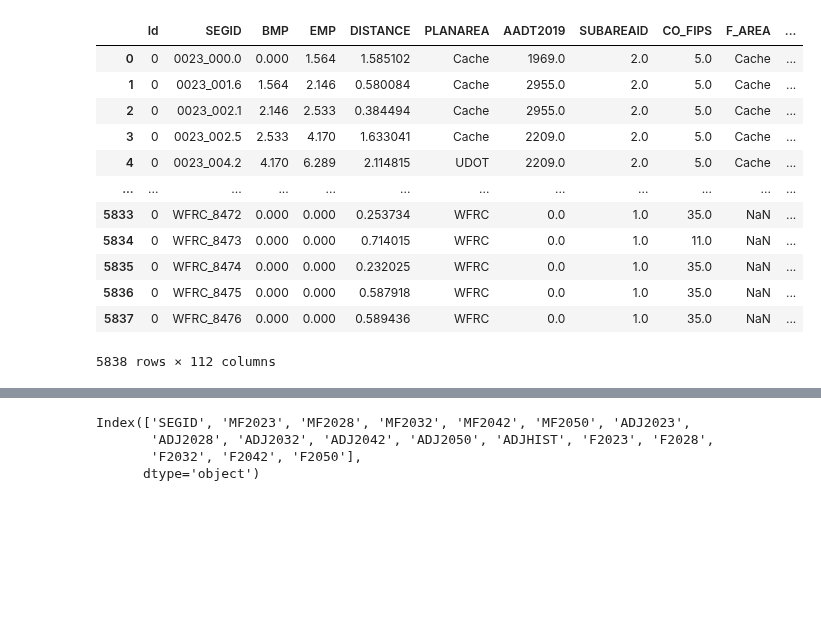
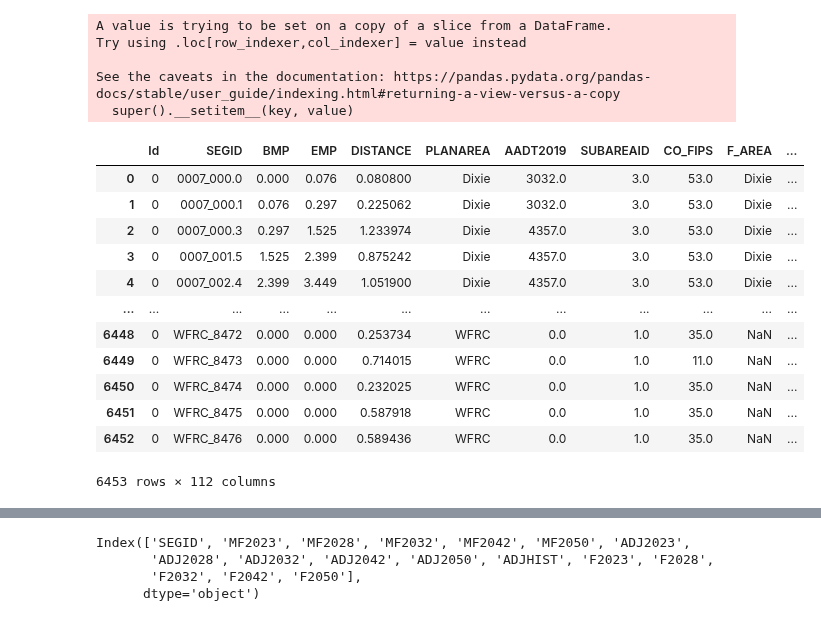
Before and after one commit to WFRCAnalytics/Traffic-Volume-Forecasts, a Jupyter notebook: 5-Prepare-Traffic-Volume-Map-Data.ipynb, the cells around one changed output, grey strips where cells are left out. Cells and saved outputs as stored; diff of their text form; code cells hidden in the pictures; blank space fills up the shorter version.

```diff
--- a/5-Prepare-Traffic-Volume-Map-Data.ipynb
+++ b/5-Prepare-Traffic-Volume-Map-Data.ipynb
@@ -13,44 +14,49 @@ lstFieldsFromForecasts = ['SEGID','MF2023','MF2028','MF2032','MF2042','MF2050','
 # %%
 # Your initial DataFrame
 dfSegmentFilenames = pd.DataFrame([
-    ["F_AREA=='Cache'"                   , 'data/segments/Segments_State_20231221_Draft.shp'                 , True ],
+    ["F_AREA=='Cache' | F_AREA=='Dixie'" , 'data/segments/Segments_State_20231221_Draft.shp'                 , True ],
     ["PLANAREA=='WFRC' | PLANAREA=='MAG'", 'data/segments/WFv901_Segments_20240409_GeoKeys_AADTs_Factors.shp', False]
 ], columns=['filter', 'filename', 'updateRoute'])
 
 # Initialize an empty list to store each filtered GeoDataFrame
 _filteredGdfs = []
 
 # Iterate through each row in your DataFrame
 for _, row in dfSegmentFilenames.iterrows():
     # Load the shapefile into a GeoDataFrame
     gdf = gpd.read_file(row['filename'])
 
     # Use the `query` method to apply the filter from the 'filter' column
     _filteredGdf = gdf.query(row['filter'])
 
     if row['updateRoute']:
         # Assuming 'SEGID' is the correct column to apply this operation
         _filteredGdf.loc[:, 'ROUTE'] = _filteredGdf['SEGID'].apply(lambda x: x.split('_')[0] if '_' in x else x)
 
     # Add the filtered GeoDataFrame to the list
     _filteredGdfs.append(_filteredGdf)
 
 # Concatenate all filtered GeoDataFrames into a single GeoDataFrame
 gdfs = pd.concat(_filteredGdfs, ignore_index=True)
 
 # Assuming you want to display or further process `gdfs`
 display(gdfs)
 # %% [output]
+A value is trying to be set on a copy of a slice from a DataFrame.
+Try using .loc[row_indexer,col_indexer] = value instead
+
+See the caveats in the documentation: https://pandas.pydata.org/pandas-docs/stable/user_guide/indexing.html#returning-a-view-versus-a-copy
+  super().__setitem__(key, value)
 |  | Id | SEGID | BMP | EMP | DISTANCE | PLANAREA | AADT2019 | SUBAREAID | CO_FIPS | F_AREA | ... |
-| 0 | 0 | 0023_000.0 | 0.000 | 1.564 | 1.585102 | Cache | 1969.0 | 2.0 | 5.0 | Cache | ... |
-| 1 | 0 | 0023_001.6 | 1.564 | 2.146 | 0.580084 | Cache | 2955.0 | 2.0 | 5.0 | Cache | ... |
-| 2 | 0 | 0023_002.1 | 2.146 | 2.533 | 0.384494 | Cache | 2955.0 | 2.0 | 5.0 | Cache | ... |
-| 3 | 0 | 0023_002.5 | 2.533 | 4.170 | 1.633041 | Cache | 2209.0 | 2.0 | 5.0 | Cache | ... |
-| 4 | 0 | 0023_004.2 | 4.170 | 6.289 | 2.114815 | UDOT | 2209.0 | 2.0 | 5.0 | Cache | ... |
+| 0 | 0 | 0007_000.0 | 0.000 | 0.076 | 0.080800 | Dixie | 3032.0 | 3.0 | 53.0 | Dixie | ... |
+| 1 | 0 | 0007_000.1 | 0.076 | 0.297 | 0.225062 | Dixie | 3032.0 | 3.0 | 53.0 | Dixie | ... |
+| 2 | 0 | 0007_000.3 | 0.297 | 1.525 | 1.233974 | Dixie | 4357.0 | 3.0 | 53.0 | Dixie | ... |
+| 3 | 0 | 0007_001.5 | 1.525 | 2.399 | 0.875242 | Dixie | 4357.0 | 3.0 | 53.0 | Dixie | ... |
+| 4 | 0 | 0007_002.4 | 2.399 | 3.449 | 1.051900 | Dixie | 4357.0 | 3.0 | 53.0 | Dixie | ... |
 | ... | ... | ... | ... | ... | ... | ... | ... | ... | ... | ... | ... |
-| 5833 | 0 | WFRC_8472 | 0.000 | 0.000 | 0.253734 | WFRC | 0.0 | 1.0 | 35.0 | NaN | ... |
-| 5834 | 0 | WFRC_8473 | 0.000 | 0.000 | 0.714015 | WFRC | 0.0 | 1.0 | 11.0 | NaN | ... |
-| 5835 | 0 | WFRC_8474 | 0.000 | 0.000 | 0.232025 | WFRC | 0.0 | 1.0 | 35.0 | NaN | ... |
-| 5836 | 0 | WFRC_8475 | 0.000 | 0.000 | 0.587918 | WFRC | 0.0 | 1.0 | 35.0 | NaN | ... |
-| 5837 | 0 | WFRC_8476 | 0.000 | 0.000 | 0.589436 | WFRC | 0.0 | 1.0 | 35.0 | NaN | ... |
+| 6448 | 0 | WFRC_8472 | 0.000 | 0.000 | 0.253734 | WFRC | 0.0 | 1.0 | 35.0 | NaN | ... |
+| 6449 | 0 | WFRC_8473 | 0.000 | 0.000 | 0.714015 | WFRC | 0.0 | 1.0 | 11.0 | NaN | ... |
+| 6450 | 0 | WFRC_8474 | 0.000 | 0.000 | 0.232025 | WFRC | 0.0 | 1.0 | 35.0 | NaN | ... |
+| 6451 | 0 | WFRC_8475 | 0.000 | 0.000 | 0.587918 | WFRC | 0.0 | 1.0 | 35.0 | NaN | ... |
+| 6452 | 0 | WFRC_8476 | 0.000 | 0.000 | 0.589436 | WFRC | 0.0 | 1.0 | 35.0 | NaN | ... |
-5838 rows × 112 columns
+6453 rows × 112 columns
```
Also changed, not shown: parts of 9 cells of this notebook, 12 other files.
